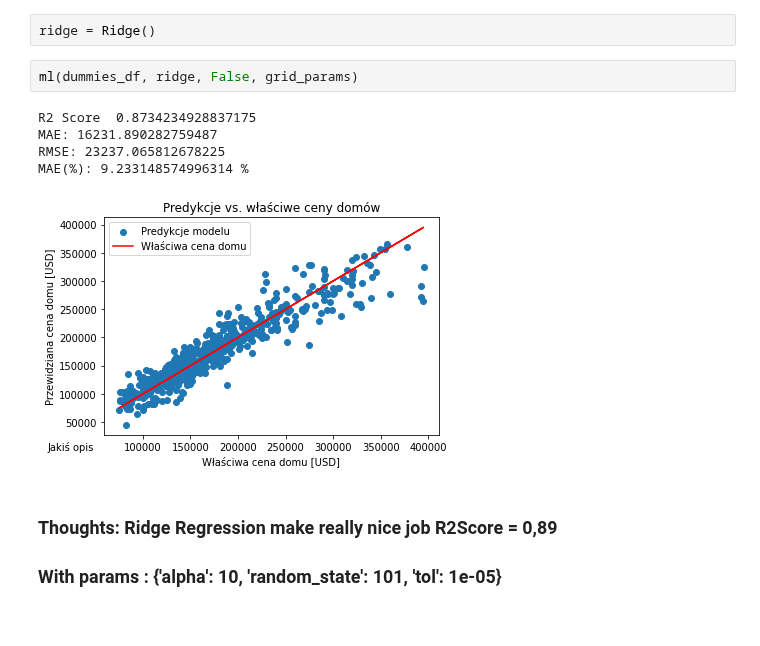
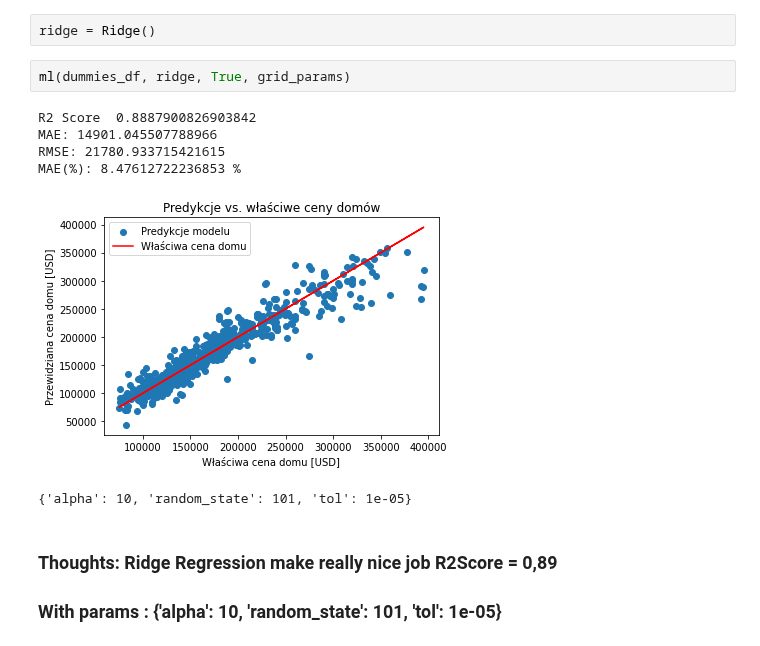
Before and after one commit to KacperChmura1/House-Price, a Jupyter notebook: ML.ipynb, the cells around one changed output. Drawn from its saved outputs; the diff is of its cells as text.

```diff
--- a/ML.ipynb
+++ b/ML.ipynb
@@ -302,13 +309,14 @@ grid_params = {
 # %%
 ridge = Ridge()
 # %%
-ml(dummies_df, ridge, False, grid_params)
+ml(dummies_df, ridge, True, grid_params)
 # %% [output]
-R2 Score  0.8734234928837175
-MAE: 16231.890282759487
-RMSE: 23237.065812678225
-MAE(%): 9.233148574996314 %
+R2 Score  0.8887900826903842
+MAE: 14901.045507788966
+RMSE: 21780.933715421615
+MAE(%): 8.47612722236853 %
-[figure, old version]
+[figure, new version]
+{'alpha': 10, 'random_state': 101, 'tol': 1e-05}
 # %% [markdown]
 ### Thoughts: Ridge Regression make really nice job R2Score = 0,89
 ### With params : {'alpha': 10, 'random_state': 101, 'tol': 1e-05}
```
Also changed, not shown: parts of 15 cells of this notebook.
